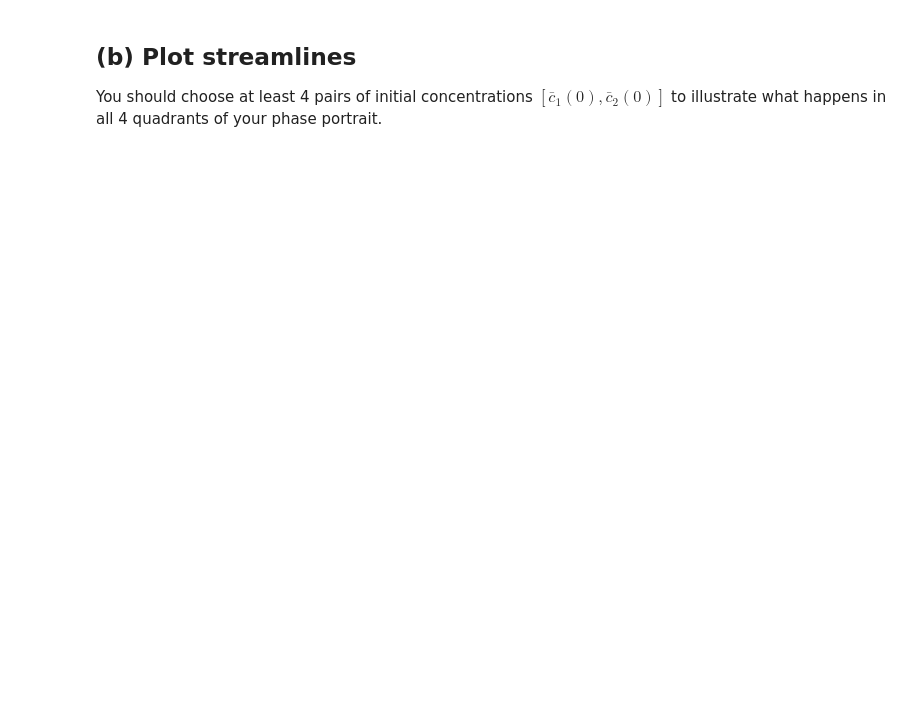
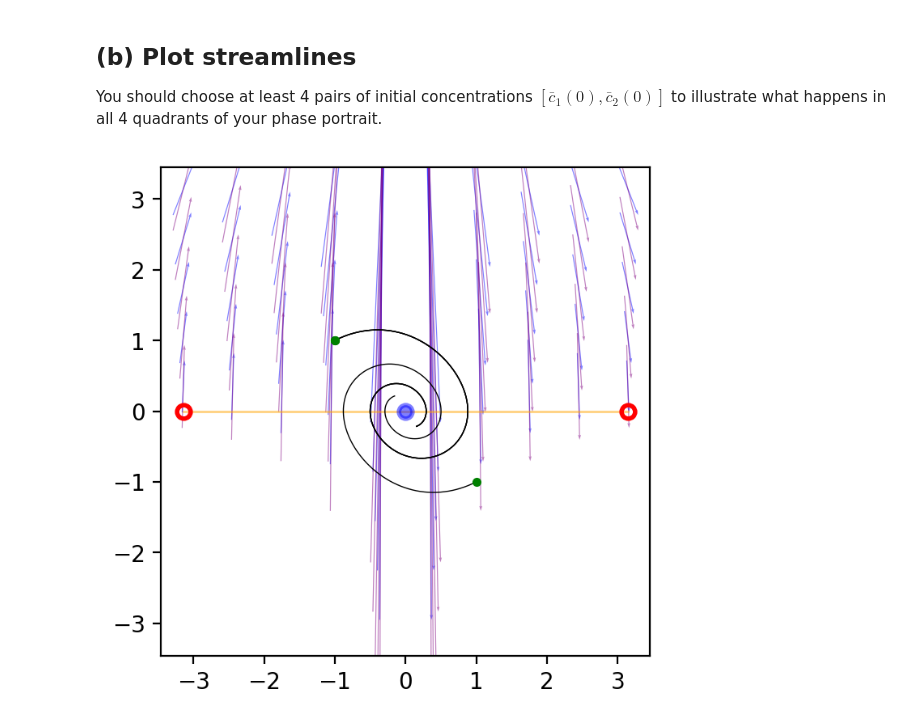
Before and after one commit to HWolf08/biophysics, a Jupyter notebook: week-09/problem-12.7.ipynb, the cells around one changed output. Saved outputs shown, nothing was run; the diff lists cells and outputs as text; code cells hidden in the pictures; blank space fills up the shorter version.

```diff
--- a/week-09/problem-12.7.ipynb
+++ b/week-09/problem-12.7.ipynb
@@ -83,4 +83,60 @@ plt.gca().set_aspect('equal', 'box')
 ## (b)  Plot streamlines
 
 You should choose at least 4 pairs of initial concentrations $[\bar{c}_1(0), \bar{c}_2(0)]$ to illustrate what happens in all 4 quadrants of your phase portrait.
+# %%
+V = 1
+c1 = 25
+c2 = 40
+n = 2.2
+gamma = 1.2
+
+def F(y,t, n, gamma):
+    dy = [0,0]
+    dy[0] = y[1]
+    dy[1] = -n * np.sin(y[0]) - gamma*y[1]
+    return dy
+
+tMax = 10
+N = 100
+
+start = []
+start += [(-1, 1)]
+start += [(-1, 1)]
+start += [(1, -1)]
+start += [(-1, 1)]
+
+tau = np.linspace(-np.pi, np.pi, 10)
+Kd = np.linspace(-np.pi, np.pi, 10)
+
+tau, Kd = np.meshgrid(tau, Kd)
+
+t = np.linspace(-np.pi, np.pi, 10)
+
+y1 = 0 * t
+
+tA, wA = -np.pi, 0
+tB, wB = 0, 0
+tC, wC = np.pi, 0
+
+dtau = Kd
+dKd1 = -(c1/tau) + ((gamma/V)/(1+(c2/Kd)**n))
+dKd2 = -(c2/tau) + ((gamma/V)/(1+(c1/Kd)**n))
+
+plt.figure(dpi=200)
+plt.quiver(tau, Kd, dtau, dKd1, pivot='mid', scale=75, width=0.002, alpha=0.5, color='blue')
+plt.quiver(tau, Kd, dtau, dKd2, pivot='mid', scale=75, width=0.002, alpha=0.5, color='purple')
+plt.plot(t,y1,'orange', lw=1, alpha=0.5)
+plt.plot(tA, wA, 'ro', mfc='none', mew=2)
+plt.plot(tB, wB, 'bo', mew=2, alpha=0.5)
+plt.plot(tC, wC, 'ro', mfc='none', mew=2)
+
+t = np.linspace(0,tMax,2001)
+for y0 in start:
+    y = odeint(F, y0, t, args=(V, beta0))
+    plt.plot(y[:,0], y[:,1], 'k', lw=0.5)
+    plt.plot(y[0,0], y[0,1], 'g.')
+
+plt.gca().set_aspect('equal', 'box')
+# %% [output]
+[figure, added]
 # %% [markdown]
```
Also changed, not shown: parts of 2 cells of this notebook.
